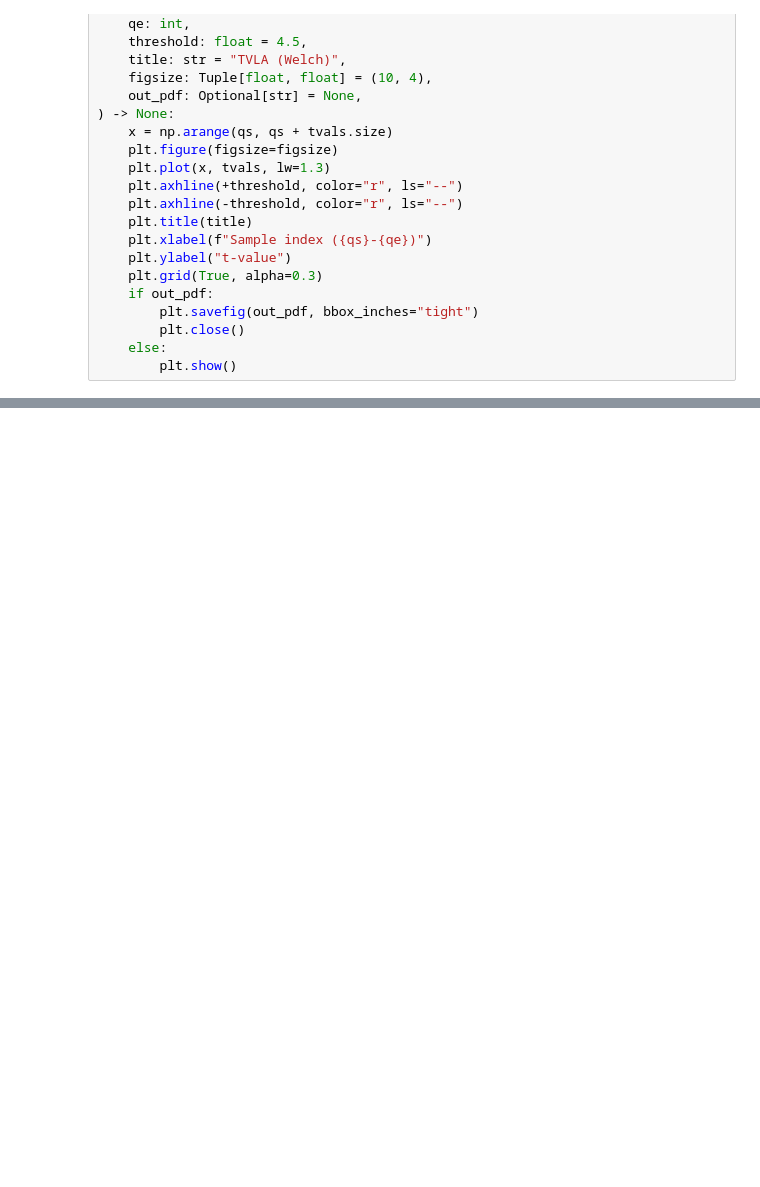
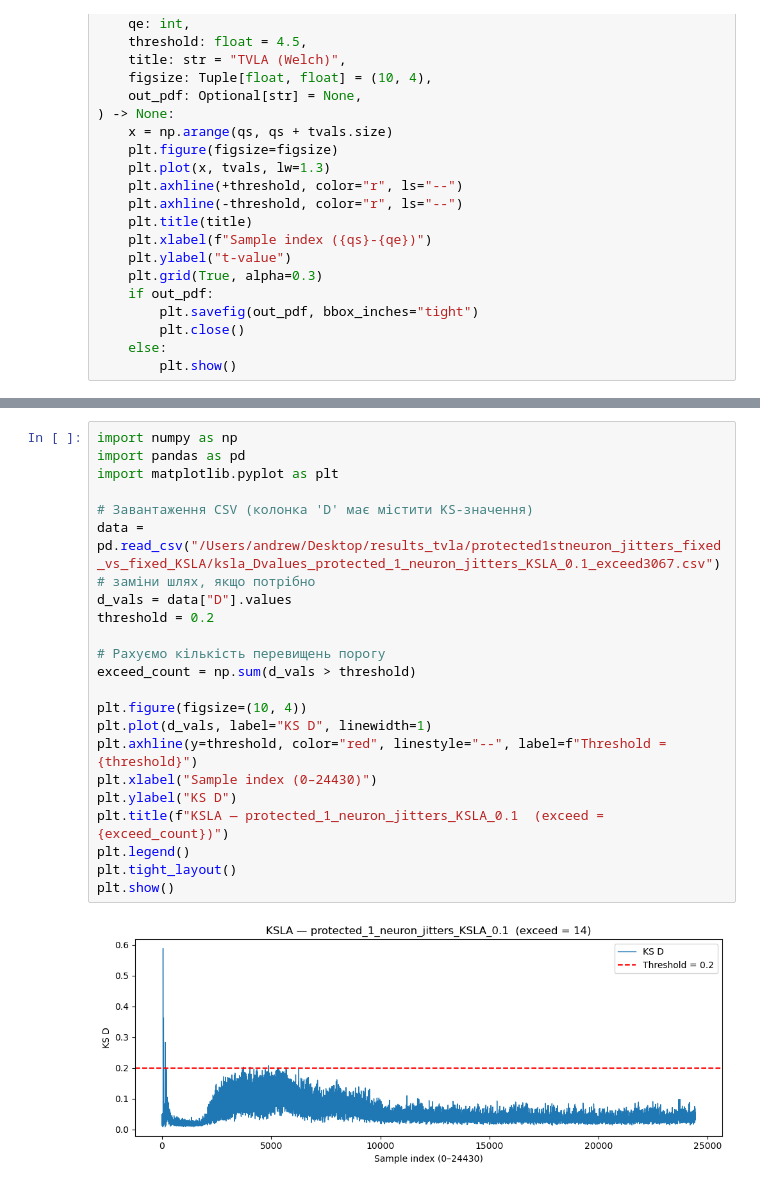
Before and after one commit to andrewtyv/leakage-aassesment, a Jupyter notebook: test_pipeline.ipynb, the cells around one changed output, grey strips where cells are left out. Drawn from its saved outputs; the diff is of its cells as text; blank space fills up the shorter version.

```diff
--- a/test_pipeline.ipynb
+++ b/test_pipeline.ipynb
@@ -377,0 +956,24 @@ res_ksla = run_ksla_pipeline(
+# %%
+import numpy as np
+import pandas as pd
+import matplotlib.pyplot as plt
+
+# Завантаження CSV (колонка 'D' має містити KS-значення)
+data = pd.read_csv("/Users/andrew/Desktop/results_tvla/protected1stneuron_jitters_fixed_vs_fixed_KSLA/ksla_Dvalues_protected_1_neuron_jitters_KSLA_0.1_exceed3067.csv")  # заміни шлях, якщо потрібно
+d_vals = data["D"].values
+threshold = 0.2
+
+# Рахуємо кількість перевищень порогу
+exceed_count = np.sum(d_vals > threshold)
+
+plt.figure(figsize=(10, 4))
+plt.plot(d_vals, label="KS D", linewidth=1)
+plt.axhline(y=threshold, color="red", linestyle="--", label=f"Threshold = {threshold}")
+plt.xlabel("Sample index (0–24430)")
+plt.ylabel("KS D")
+plt.title(f"KSLA — protected_1_neuron_jitters_KSLA_0.1  (exceed = {exceed_count})")
+plt.legend()
+plt.tight_layout()
+plt.show()
+# %% [output]
+[figure, added]
```
Also changed, not shown: parts of 16 cells of this notebook.
